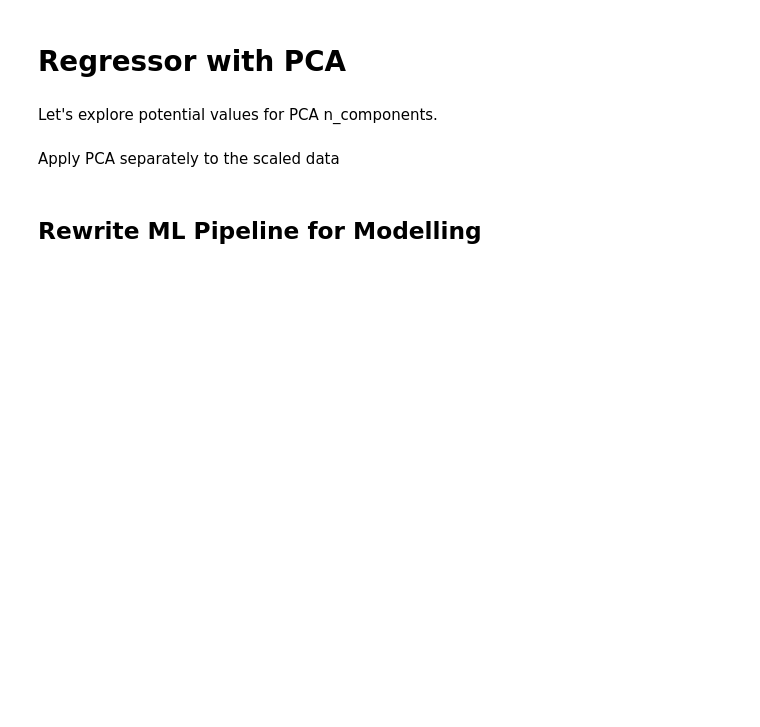
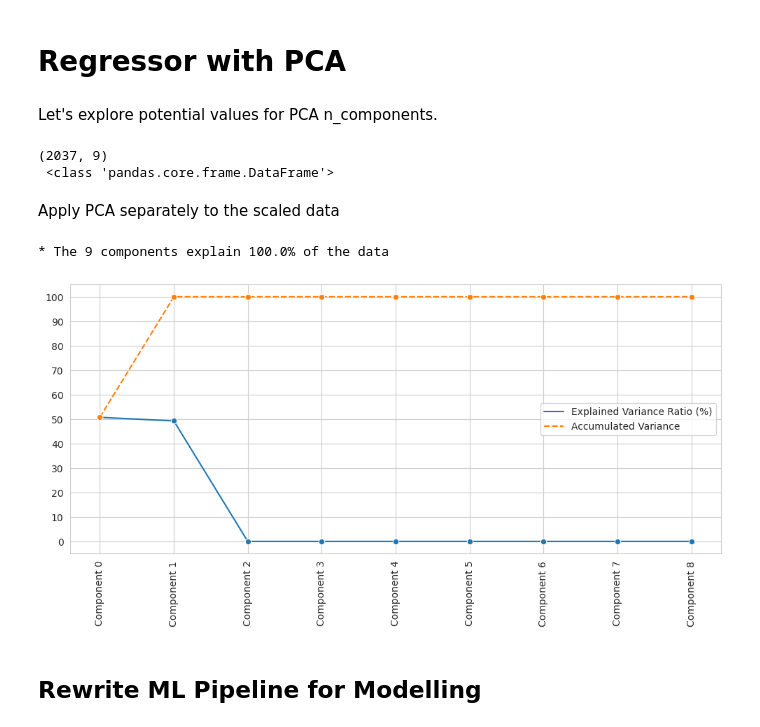
Before and after one commit to JohanPlAr/banking-churnometer, a Jupyter notebook: jupyter_notebooks/06 - ModelingAndEvalution - Predict Tenure.ipynb, the cells around one changed output. Cells and saved outputs as stored; diff of their text form; code cells hidden in the pictures; blank space fills up the shorter version.

Commit message:
Add Predict Tenure Notebook

```diff
--- a/jupyter_notebooks/06 - ModelingAndEvalution - Predict Tenure.ipynb
+++ b/jupyter_notebooks/06 - ModelingAndEvalution - Predict Tenure.ipynb
@@ -56,10 +56,13 @@ import numpy as np
 import pandas as pd
 df = (pd.read_csv("outputs/datasets/collection/bank-customer-churn.csv")
       .query("Exited == 1")  # subset churned customer
-      .drop(labels=['CustomerId', 'RowNumber', 'Surname', 'Exited'], axis=1)
+      .drop(labels=['CustomerId', 'RowNumber', 'Surname','Exited'], axis=1)
       # variables we will not need for this project
-      # we will not need Exited since it has only 1
+      # we will not need Tenure since it has only 1
       )
+
+cat_vars = ['Geography','Gender','HasCrCard','IsActiveMember','NumOfProducts']
+df[cat_vars] = df[cat_vars].astype(object)
 
 print(df.shape)
 df.head(3)
@@ -79,6 +82,8 @@ from sklearn.pipeline import Pipeline
 # Feature Engineering
 from feature_engine.encoding import OrdinalEncoder
 from feature_engine.selection import SmartCorrelatedSelection
+from feature_engine import transformation as vt
+from feature_engine.outliers import Winsorizer
 
 # Feat Scaling
 from sklearn.preprocessing import StandardScaler
@@ -95,13 +100,13 @@ from sklearn.ensemble import AdaBoostRegressor
 from sklearn.ensemble import ExtraTreesRegressor
 
 
+
 def PipelineOptimization(model):
     pipeline_base = Pipeline([
 
-        ("OrdinalCategoricalEncoder", OrdinalEncoder(encoding_method='arbitrary',
-                                                     variables=['Gender', 'Geography', 'IsActiveMember', 'HasCrCard', 'NumOfProducts'])),
-
-
+        ("boxcox", vt.BoxCoxTransformer(variables=['Age'])),
+        ("Winsorizer", Winsorizer(capping_method='iqr', tail='both', fold=1.5, variables=['Age','CreditScore'])),
+        ("OrdinalCategoricalEncoder", OrdinalEncoder(encoding_method='arbitrary', variables=['Gender','Geography'])),
         ("SmartCorrelatedSelection", SmartCorrelatedSelection(variables=None,
          method="spearman", threshold=0.6, selection_method="variance")),
 
@@ -355,42 +456,48 @@ pipeline_pca = Pipeline(pipeline.steps[:3])
 df_pca = pipeline_pca.fit_transform(df.drop(['Tenure'], axis=1))
 
 print(df_pca.shape,'\n', type(df_pca))
+# %% [output]
+(2037, 9)
+ <class 'pandas.core.frame.DataFrame'>
 # %% [markdown]
 Apply PCA separately to the scaled data
 # %%
 import numpy as np
 from sklearn.decomposition import PCA
 
-n_components = 17
+n_components = 9
 
 
 def pca_components_analysis(df_pca, n_components):
     pca = PCA(n_components=n_components).fit(df_pca)
     x_PCA = pca.transform(df_pca)  # array with transformed PCA
 
     ComponentsList = ["Component " + str(number)
                       for number in range(n_components)]
     dfExplVarRatio = pd.DataFrame(
         data=np.round(100 * pca.explained_variance_ratio_, 3),
         index=ComponentsList,
         columns=['Explained Variance Ratio (%)'])
 
     dfExplVarRatio['Accumulated Variance'] = dfExplVarRatio['Explained Variance Ratio (%)'].cumsum(
     )
 
     PercentageOfDataExplained = dfExplVarRatio['Explained Variance Ratio (%)'].sum(
     )
 
     print(
         f"* The {n_components} components explain {round(PercentageOfDataExplained,2)}% of the data \n")
     plt.figure(figsize=(12, 5))
     sns.lineplot(data=dfExplVarRatio,  marker="o")
     plt.xticks(rotation=90)
     plt.yticks(np.arange(0, 110, 10))
     plt.show()
 
 
 pca_components_analysis(df_pca=df_pca, n_components=n_components)
+# %% [output]
+* The 9 components explain 100.0% of the data
+[figure, added]
 # %%
 n_components = 7
 pca_components_analysis(df_pca=df_pca, n_components=n_components)
```
Also changed, not shown: parts of 13 cells of this notebook, 10 other files.
